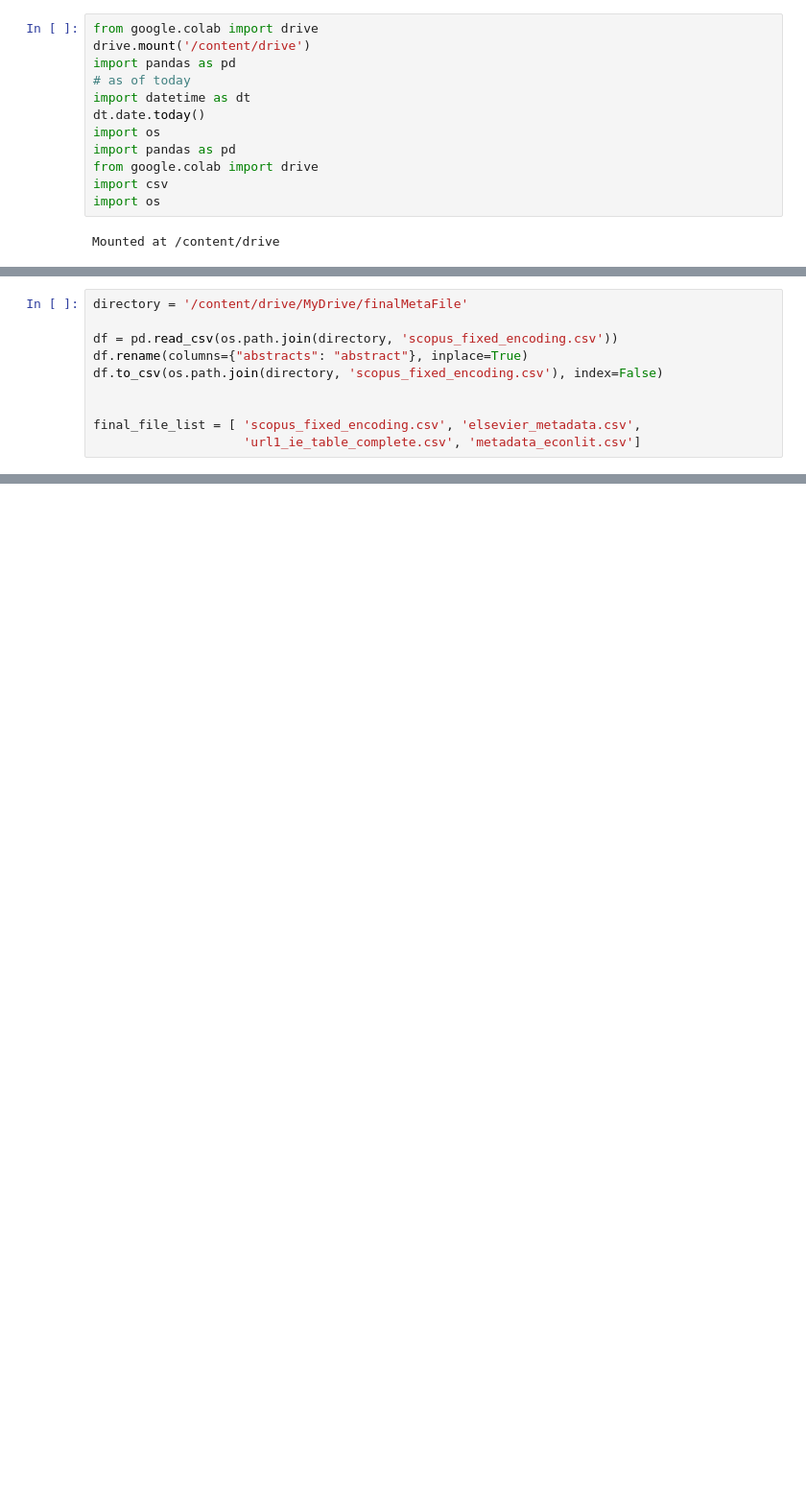
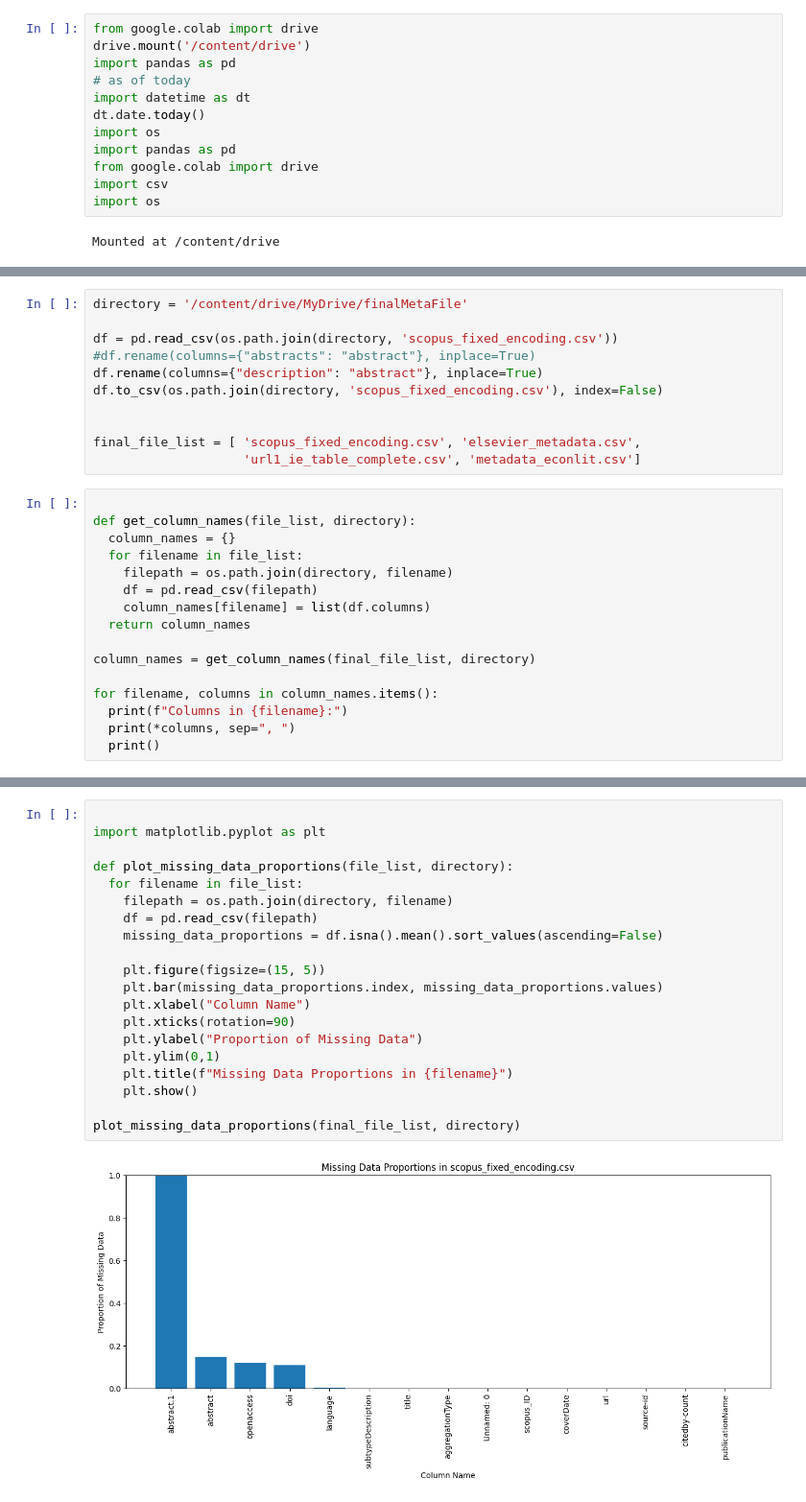
Before and after one commit to dyou-wbg/meta_processing, a Jupyter notebook: AllTitles_AllAbstract.ipynb, the cells around one changed output, grey strips where cells are left out. Shown at 96% size. Saved outputs shown, nothing was run; the diff lists cells and outputs as text; blank space fills up the shorter version.

Commit message:
with SCOPUS description (=abstract)

```diff
--- a/AllTitles_AllAbstract.ipynb
+++ b/AllTitles_AllAbstract.ipynb
@@ -18,9 +34,26 @@ Mounted at /content/drive
 directory = '/content/drive/MyDrive/finalMetaFile'
 
 df = pd.read_csv(os.path.join(directory, 'scopus_fixed_encoding.csv'))
-df.rename(columns={"abstracts": "abstract"}, inplace=True)
+#df.rename(columns={"abstracts": "abstract"}, inplace=True)
+df.rename(columns={"description": "abstract"}, inplace=True)
 df.to_csv(os.path.join(directory, 'scopus_fixed_encoding.csv'), index=False)
 
 
 final_file_list = [ 'scopus_fixed_encoding.csv', 'elsevier_metadata.csv',
                     'url1_ie_table_complete.csv', 'metadata_econlit.csv']
+# %%
+
+def get_column_names(file_list, directory):
+  column_names = {}
+  for filename in file_list:
+    filepath = os.path.join(directory, filename)
+    df = pd.read_csv(filepath)
+    column_names[filename] = list(df.columns)
+  return column_names
+
+column_names = get_column_names(final_file_list, directory)
+
+for filename, columns in column_names.items():
+  print(f"Columns in {filename}:")
+  print(*columns, sep=", ")
+  print()
@@ -26,0 +72,22 @@ final_file_list = [ 'scopus_fixed_encoding.csv', 'elsevier_metadata.csv',
+# %%
+
+import matplotlib.pyplot as plt
+
+def plot_missing_data_proportions(file_list, directory):
+  for filename in file_list:
+    filepath = os.path.join(directory, filename)
+    df = pd.read_csv(filepath)
+    missing_data_proportions = df.isna().mean().sort_values(ascending=False)
+
+    plt.figure(figsize=(15, 5))
+    plt.bar(missing_data_proportions.index, missing_data_proportions.values)
+    plt.xlabel("Column Name")
+    plt.xticks(rotation=90)
+    plt.ylabel("Proportion of Missing Data")
+    plt.ylim(0,1)
+    plt.title(f"Missing Data Proportions in {filename}")
+    plt.show()
+
+plot_missing_data_proportions(final_file_list, directory)
+# %% [output]
+[figure, added]
```
Also changed, not shown: parts of 5 cells of this notebook.
